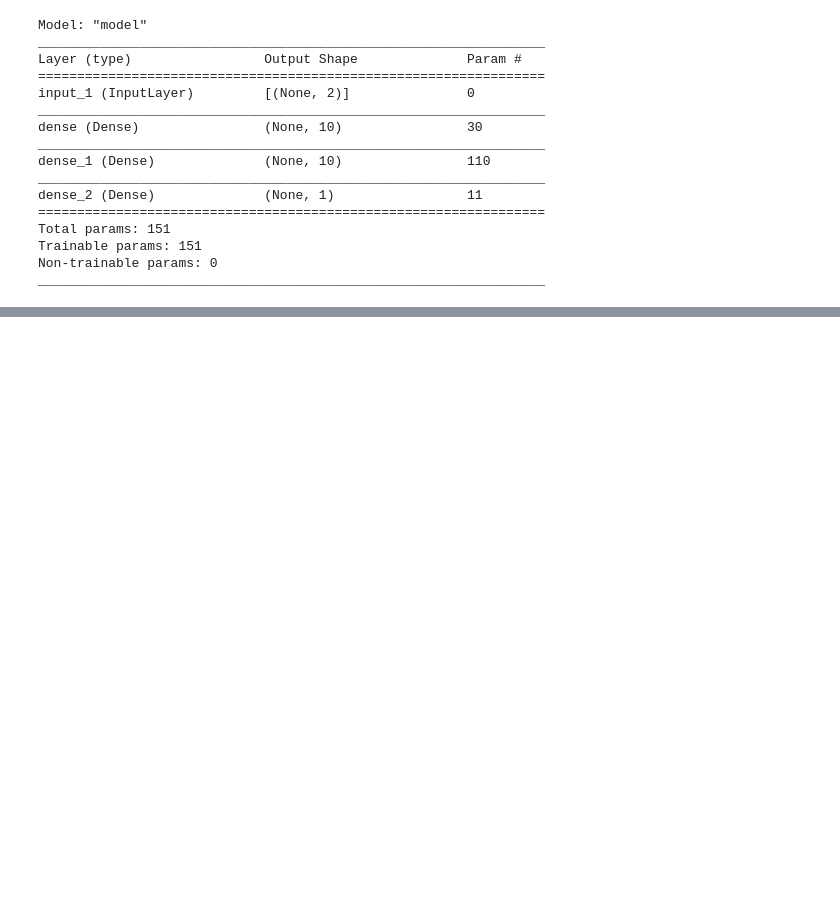
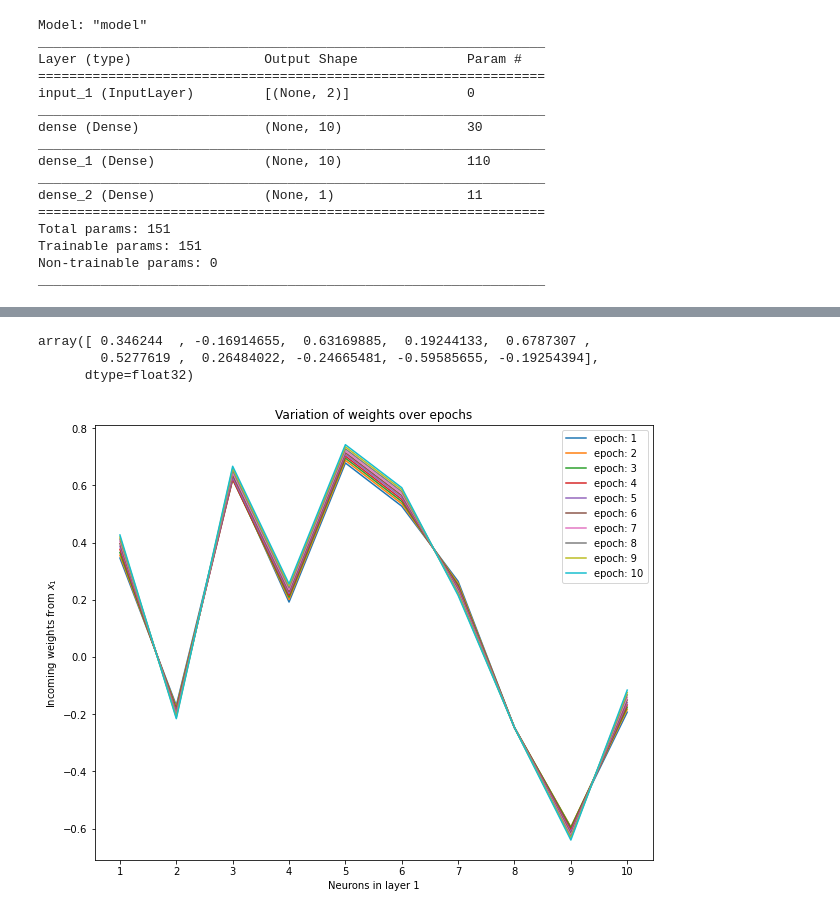
Before and after one commit to somnath1077/MachineLearningExercises, a Jupyter notebook: ML_Using_Python/activation_functions/nb01_relu.ipynb, the cells around one changed output, grey strips where cells are left out. Cells and saved outputs as stored; diff of their text form; code cells hidden in the pictures; blank space fills up the shorter version.

Commit message:
relu and changes to weights over epochs

```diff
--- a/ML_Using_Python/activation_functions/nb01_relu.ipynb
+++ b/ML_Using_Python/activation_functions/nb01_relu.ipynb
@@ -105,11 +110,20 @@ Trainable params: 151
 Non-trainable params: 0
 _________________________________________________________________
 # %%
+from tensorflow.keras.callbacks import ModelCheckpoint, LambdaCallback
+
+
 checkpoint_filepath = './checkpoint'
 
-model_checkpoint_callback = tf.keras.callbacks.ModelCheckpoint(
+model_checkpoint_callback = ModelCheckpoint(
     filepath=checkpoint_filepath,
     save_weights_only=True)
+
+weights_dict = {}
+
+weight_callback = LambdaCallback(
+    on_epoch_end=lambda epoch, logs: weights_dict.update({epoch: model.get_weights()})
+)
 # %%
 BATCH_SIZE = 32
 EPOCHS = 10
@@ -186,0 +195,25 @@ array([[-0.46205425],
+# %%
+# these are the weights from the input x1 to the the 10 neurons in the first layer
+weights_dict[0][0][0]
+# %% [output]
+array([ 0.346244  , -0.16914655,  0.63169885,  0.19244133,  0.6787307 ,
+        0.5277619 ,  0.26484022, -0.24665481, -0.59585655, -0.19254394],
+      dtype=float32)
+# %%
+import matplotlib.pyplot as plt
+
+
+fig, ax = plt.subplots(1, 1, figsize=(10, 8))
+x_vals = range(1, 10 + 1)
+
+for epoch in range(0, EPOCHS):
+    weights = weights_dict[epoch][0][0]
+    ax.plot(x_vals, weights, label=f'epoch: {epoch + 1}')
+
+ax.set_title('Variation of weights over epochs')
+ax.set_xticks(range(1, 11))
+ax.set_xlabel('Neurons in layer 1')
+ax.set_ylabel(r'Incoming weights from $x_1$')
+plt.legend();
+# %% [output]
+[figure, added]
```
Also changed, not shown: parts of 13 cells of this notebook.
